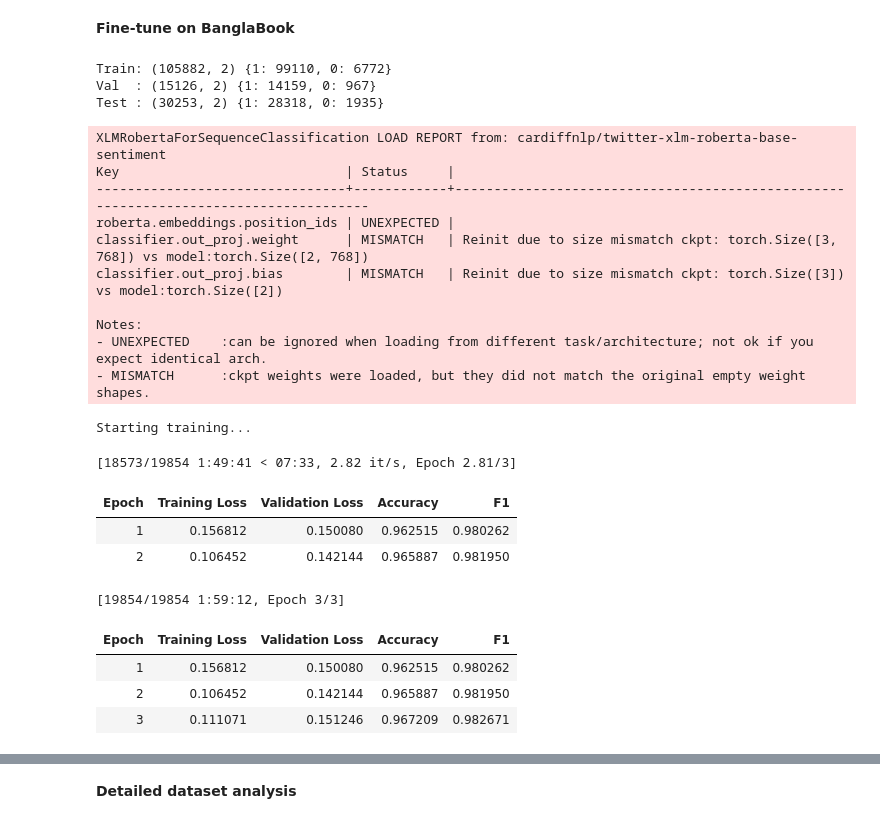
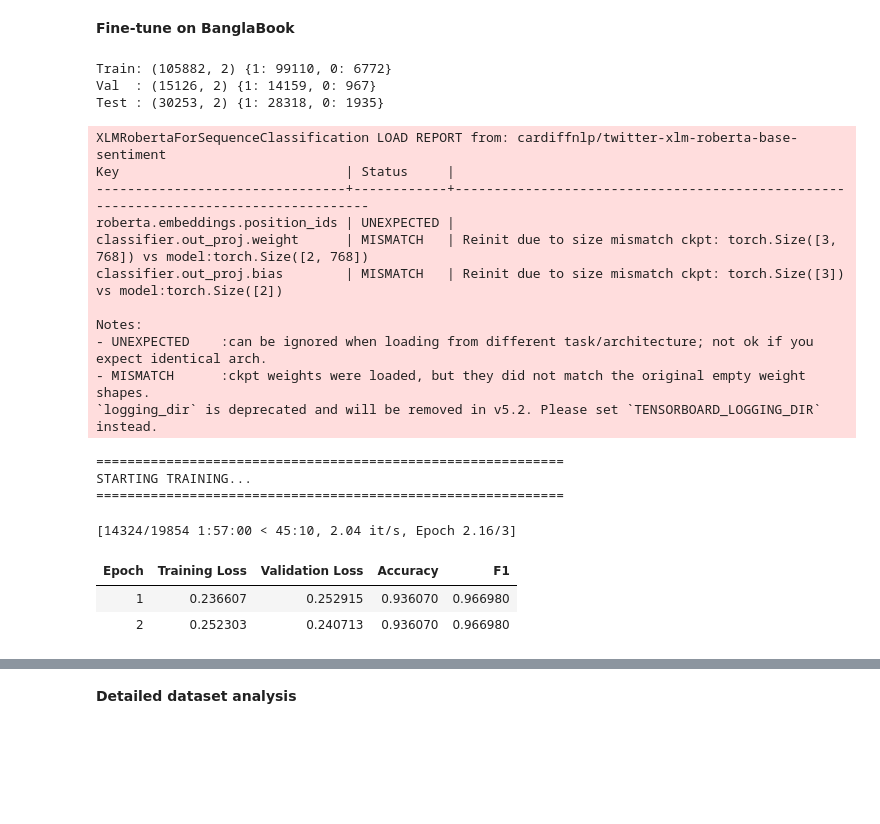
Before and after one commit to ridika-2004/Comparison_of_XLM-RoBERTa_and_BanglaBERT_on_Bengali_and_Code-Mixed_Dataset, a Jupyter notebook: Dataset_Dimension_Comparison/BanglaBook_xml/BanglaBook_xml.ipynb, the cells around one changed output, grey strips where cells are left out. Saved outputs shown, nothing was run; the diff lists cells and outputs as text; code cells hidden in the pictures; blank space fills up the shorter version.

Commit message:
new convergence result

```diff
--- a/Dataset_Dimension_Comparison/BanglaBook_xml/BanglaBook_xml.ipynb
+++ b/Dataset_Dimension_Comparison/BanglaBook_xml/BanglaBook_xml.ipynb
@@ -176,13 +175,13 @@ from transformers import AutoTokenizer, AutoModelForSequenceClassification, Trai
 MODEL_NAME = "cardiffnlp/twitter-xlm-roberta-base-sentiment"
 
 # Load binary test set
-test_df = pd.read_csv(os.path.join(PREPROCESSED_PATH, "BanglaBook_test_binary.csv"))
-test_df = test_df.rename(columns={"text": "text", "label": "label"})
-test_df["text"] = test_df["text"].astype(str)
-test_df["label"] = test_df["label"].astype(int)
+test_df_original = pd.read_csv(os.path.join(PREPROCESSED_PATH, "BanglaBook_test_binary.csv"))
+test_df_original = test_df_original.rename(columns={"text": "text", "label": "label"})
+test_df_original["text"] = test_df_original["text"].astype(str)
+test_df_original["label"] = test_df_original["label"].astype(int)
 
 # Create HF dataset
-test_ds = Dataset.from_pandas(test_df[["text", "label"]])
+test_ds = Dataset.from_pandas(test_df_original[["text", "label"]])
 
 # Tokenize
 tokenizer = AutoTokenizer.from_pretrained(MODEL_NAME)
@@ -205,7 +204,7 @@ logits = pred.predictions
 pred_3class = np.argmax(logits, axis=1)  # 0=neg, 1=neu, 2=pos
 
 # Honest mapping: neutral → wrong answer
-y_true = test_df["label"].values
+y_true = pred.label_ids # Use pred.label_ids for true labels
 pred_mapped = np.where(pred_3class == 2, 1, 0)          # pos(2)→1, neg(0)→0
 pred_honest = pred_mapped.copy()
 neutral_mask = (pred_3class == 1)
@@ -225,7 +224,7 @@ print("="*60)
 print("ZERO-SHOT EVALUATION - BanglaBook")
 print("="*60)
 print(f"Model: {MODEL_NAME}")
-print(f"Test samples: {len(test_df)}")
+print(f"Test samples: {len(y_true)}") # Use len(y_true) which aligns with predictions
 print(f"\nAccuracy: {acc:.4f} ({acc*100:.2f}%)")
 print(f"F1-score: {f1:.4f} ({f1*100:.2f}%)")
 print("\nConfusion Matrix [ [TN FP], [FN TP] ]:")
@@ -241,7 +240,7 @@ with open(os.path.join(RESULTS_PATH, "banglabook_zero_shot.txt"), "w", encoding=
     f.write(f"MODEL: {MODEL_NAME}\n")
     f.write("DATASET: BanglaBook (binary: 0=NEG, 1=POS)\n")
     f.write("EVALUATION: Honest approach (neutral predictions count as wrong)\n\n")
-    f.write(f"Test samples: {len(test_df)}\n")
+    f.write(f"Test samples: {len(y_true)}\n") # Use len(y_true) for consistency
     f.write(f"Accuracy: {acc:.4f}\n")
     f.write(f"F1-score: {f1:.4f}\n\n")
     f.write("Confusion Matrix [ [TN FP], [FN TP] ]:\n")
@@ -289,7 +337,13 @@ Results saved to: /content/drive/MyDrive/XMLROBERT/Dataset_Dimension_Comparison/
 # %% [markdown]
 **Fine-tune on BanglaBook**
 # %%
-# Cell 6: Fine-tune on BanglaBook
+# Cell 6: Fine-tune on BanglaBook with logging enabled (Fixed)
+import os
+import numpy as np
+import pandas as pd
+import json
+import matplotlib.pyplot as plt
+from datasets import Dataset
 from transformers import (
     AutoTokenizer,
     AutoModelForSequenceClassification,
@@ -363,9 +417,15 @@ def compute_metrics(eval_pred):
         "f1": f1_score(labels, preds)
     }
 
-# Training arguments
+# Training arguments with logging enabled (removed save_safetensors)
+output_dir = os.path.join(RESULTS_PATH, "xlmr_banglabook_finetuned")
+log_dir = os.path.join(RESULTS_PATH, "logs")
+
+os.makedirs(output_dir, exist_ok=True)
+os.makedirs(log_dir, exist_ok=True)
+
 args = TrainingArguments(
-    output_dir=os.path.join(RESULTS_PATH, "xlmr_banglabook_finetuned"),
+    output_dir=output_dir,
     eval_strategy="epoch",
     save_strategy="epoch",
     learning_rate=LR,
@@ -377,7 +437,11 @@ args = TrainingArguments(
     metric_for_best_model="f1",
     seed=SEED,
     logging_steps=50,
-    report_to="none"
+    logging_dir=log_dir,           # Save logs to this directory
+    report_to="none",               # Disable external logging (TensorBoard, etc.)
+    save_total_limit=2,             # Keep only last 2 checkpoints
+    greater_is_better=True,          # Higher F1 is better
+    optim="adamw_torch" # Explicitly use non-fused AdamW
 )
 
 trainer = Trainer(
@@ -390,10 +454,22 @@ trainer = Trainer(
 )
 
 # Train
-print("\nStarting training...")
+print("\n" + "="*60)
+print("STARTING TRAINING...")
+print("="*60)
 trainer.train()
 
+# Save training history to JSON for later plotting
+history = trainer.state.log_history
+history_file = os.path.join(RESULTS_PATH, "training_history.json")
+with open(history_file, "w") as f:
+    json.dump(history, f, indent=2)
+print(f"\nTraining history saved to: {history_file}")
+
 # Evaluate on test
+print("\n" + "="*60)
+print("EVALUATING ON TEST SET...")
+print("="*60)
 pred = trainer.predict(test_ds)
 logits = pred.predictions
 y_pred = np.argmax(logits, axis=1)
@@ -446,40 +522,46 @@ with open(os.path.join(RESULTS_PATH, "banglabook_fine_tuned.txt"), "w", encoding
     f.write(f"False Positives (FP): {fp}\n")
     f.write(f"False Negatives (FN): {fn}\n")
     f.write(f"True Positives (TP): {tp}\n\n")
     f.write("Classification Report:\n")
     f.write(report)
 
 print("\n" + "="*60)
 print(f"Results saved to: {RESULTS_PATH}/banglabook_fine_tuned.txt")
 print("="*60)
 
-# Save predictions for error analysis
+# Save predictions for error analysis with confidence scores
 test_df_with_pred = test_df.copy()
 test_df_with_pred["predicted"] = y_pred
 test_df_with_pred["correct"] = (y_true == y_pred)
+
+# Add confidence scores (max softmax probability)
+logits_tensor = pred.predictions
+# Compute softmax manually (more stable)
+exp_logits = np.exp(logits_tensor - np.max(logits_tensor, axis=1, keepdims=True))
+probs = exp_logits / np.sum(exp_logits, axis=1, keepdims=True)
+test_df_with_pred["confidence"] = np.max(probs, axis=1)
+
 test_df_with_pred.to_csv(os.path.join(RESULTS_PATH, "banglabook_finetuned_predictions.csv"), index=False)
 print(f"Predictions saved to: {RESULTS_PATH}/banglabook_finetuned_predictions.csv")
 # %% [output]
 Train: (105882, 2) {1: 99110, 0: 6772}
 Val  : (15126, 2) {1: 14159, 0: 967}
 Test : (30253, 2) {1: 28318, 0: 1935}
 XLMRobertaForSequenceClassification LOAD REPORT from: cardiffnlp/twitter-xlm-roberta-base-sentiment
 Key                             | Status     |
 --------------------------------+------------+-------------------------------------------------------------------------------------
 roberta.embeddings.position_ids | UNEXPECTED |
 classifier.out_proj.weight      | MISMATCH   | Reinit due to size mismatch ckpt: torch.Size([3, 768]) vs model:torch.Size([2, 768])
 classifier.out_proj.bias        | MISMATCH   | Reinit due to size mismatch ckpt: torch.Size([3]) vs model:torch.Size([2])
 
 Notes:
 - UNEXPECTED    :can be ignored when loading from different task/architecture; not ok if you expect identical arch.
 - MISMATCH      :ckpt weights were loaded, but they did not match the original empty weight shapes.
+`logging_dir` is deprecated and will be removed in v5.2. Please set `TENSORBOARD_LOGGING_DIR` instead.
-Starting training...
+============================================================
+STARTING TRAINING...
+============================================================
-[18573/19854 1:49:41 < 07:33, 2.82 it/s, Epoch 2.81/3]
+[14324/19854 1:57:00 < 45:10, 2.04 it/s, Epoch 2.16/3]
 | Epoch | Training Loss | Validation Loss | Accuracy | F1 |
-| 1 | 0.156812 | 0.150080 | 0.962515 | 0.980262 |
-| 2 | 0.106452 | 0.142144 | 0.965887 | 0.981950 |
+| 1 | 0.236607 | 0.252915 | 0.936070 | 0.966980 |
+| 2 | 0.252303 | 0.240713 | 0.936070 | 0.966980 |
-[19854/19854 1:59:12, Epoch 3/3]
-| Epoch | Training Loss | Validation Loss | Accuracy | F1 |
-| 1 | 0.156812 | 0.150080 | 0.962515 | 0.980262 |
-| 2 | 0.106452 | 0.142144 | 0.965887 | 0.981950 |
-| 3 | 0.111071 | 0.151246 | 0.967209 | 0.982671 |
```
Also changed, not shown: parts of 27 cells of this notebook, 7 other files.
